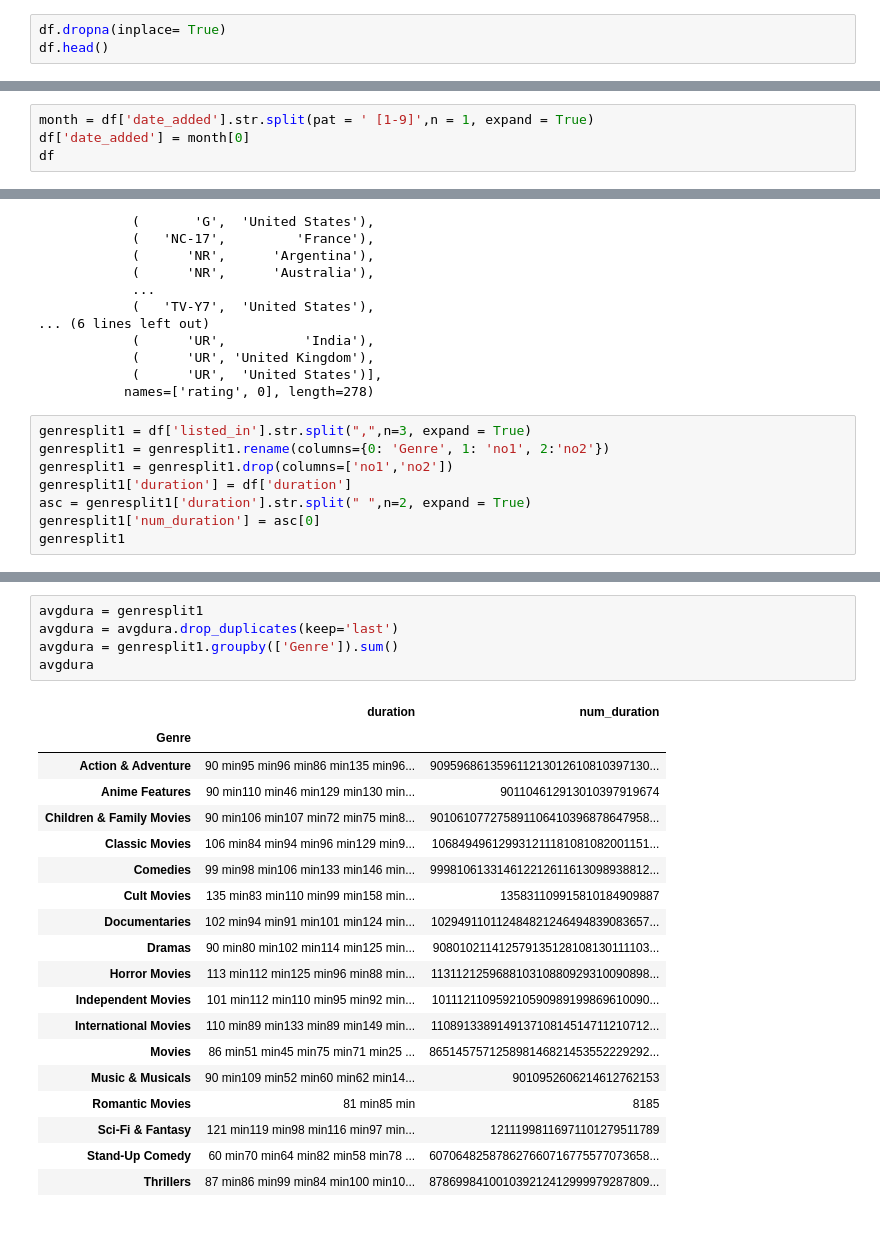
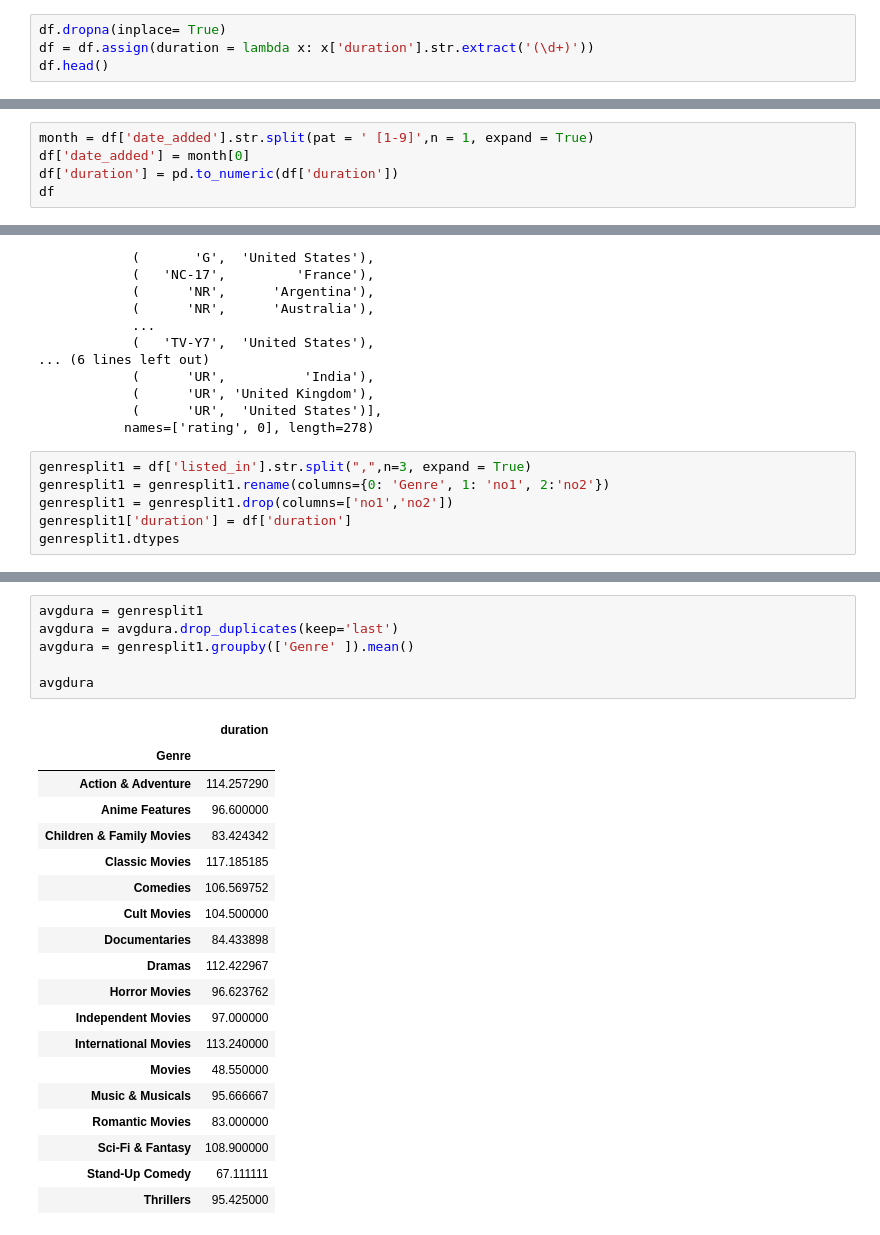
Before and after one commit to Syahmi-Su/data-analytic-programming, a Jupyter notebook: group-project/draft.ipynb, the cells around one changed output, grey strips where cells are left out. Drawn from its saved outputs; the diff is of its cells as text.

```diff
--- a/group-project/draft.ipynb
+++ b/group-project/draft.ipynb
@@ -36,6 +36,7 @@ df
 4265 rows × 12 columns
 # %%
 df.dropna(inplace= True)
+df = df.assign(duration = lambda x: x['duration'].str.extract('(\d+)'))
 df.head()
 # %% [output]
 |  | show_id | type | title | director | cast | country | date_added | release_year | rating | duration | ... |
@@ -47,6 +48,7 @@ df.head()
 # %%
 month = df['date_added'].str.split(pat = ' [1-9]',n = 1, expand = True)
 df['date_added'] = month[0]
+df['duration'] = pd.to_numeric(df['duration'])
 df
 # %% [output]
 |  | show_id | type | title | director | cast | country | date_added | release_year | rating | duration | ... |
@@ -142,7 +144,5 @@ genresplit1 = df['listed_in'].str.split(",",n=3, expand = True)
 genresplit1 = genresplit1.rename(columns={0: 'Genre', 1: 'no1', 2:'no2'})
 genresplit1 = genresplit1.drop(columns=['no1','no2'])
 genresplit1['duration'] = df['duration']
-asc = genresplit1['duration'].str.split(" ",n=2, expand = True)
-genresplit1['num_duration'] = asc[0]
-genresplit1
+genresplit1.dtypes
 # %% [output]
@@ -162,25 +152,26 @@ genresplit1
 # %%
 avgdura = genresplit1
 avgdura = avgdura.drop_duplicates(keep='last')
-avgdura = genresplit1.groupby(['Genre']).sum()
+avgdura = genresplit1.groupby(['Genre' ]).mean()
+
 avgdura
 # %% [output]
-|  | duration | num_duration |
-| Genre |  |  |
-| Action & Adventure | 90 min95 min96 min86 min135 min96... | 909596861359611213012610810397130... |
-| Anime Features | 90 min110 min46 min129 min130 min... | 901104612913010397919674 |
-| Children & Family Movies | 90 min106 min107 min72 min75 min8... | 901061077275891106410396878647958... |
-| Classic Movies | 106 min84 min94 min96 min129 min9... | 106849496129931211181081082001151... |
-| Comedies | 99 min98 min106 min133 min146 min... | 999810613314612212611613098938812... |
-| Cult Movies | 135 min83 min110 min99 min158 min... | 135831109915810184909887 |
-| Documentaries | 102 min94 min91 min101 min124 min... | 102949110112484821246494839083657... |
-| Dramas | 90 min80 min102 min114 min125 min... | 908010211412579135128108130111103... |
-| Horror Movies | 113 min112 min125 min96 min88 min... | 113112125968810310880929310090898... |
-| Independent Movies | 101 min112 min110 min95 min92 min... | 101112110959210590989199869610090... |
-| International Movies | 110 min89 min133 min89 min149 min... | 110891338914913710814514711210712... |
-| Movies | 86 min51 min45 min75 min71 min25 ... | 865145757125898146821453552229292... |
-| Music & Musicals | 90 min109 min52 min60 min62 min14... | 9010952606214612762153 |
-| Romantic Movies | 81 min85 min | 8185 |
-| Sci-Fi & Fantasy | 121 min119 min98 min116 min97 min... | 12111998116971101279511789 |
-| Stand-Up Comedy | 60 min70 min64 min82 min58 min78 ... | 607064825878627660716775577073658... |
-| Thrillers | 87 min86 min99 min84 min100 min10... | 878699841001039212412999979287809... |
+|  | duration |
+| Genre |  |
+| Action & Adventure | 114.257290 |
+| Anime Features | 96.600000 |
+| Children & Family Movies | 83.424342 |
+| Classic Movies | 117.185185 |
+| Comedies | 106.569752 |
+| Cult Movies | 104.500000 |
+| Documentaries | 84.433898 |
+| Dramas | 112.422967 |
+| Horror Movies | 96.623762 |
+| Independent Movies | 97.000000 |
+| International Movies | 113.240000 |
+| Movies | 48.550000 |
+| Music & Musicals | 95.666667 |
+| Romantic Movies | 83.000000 |
+| Sci-Fi & Fantasy | 108.900000 |
+| Stand-Up Comedy | 67.111111 |
+| Thrillers | 95.425000 |
```
Also changed, not shown: parts of 3 cells of this notebook.
